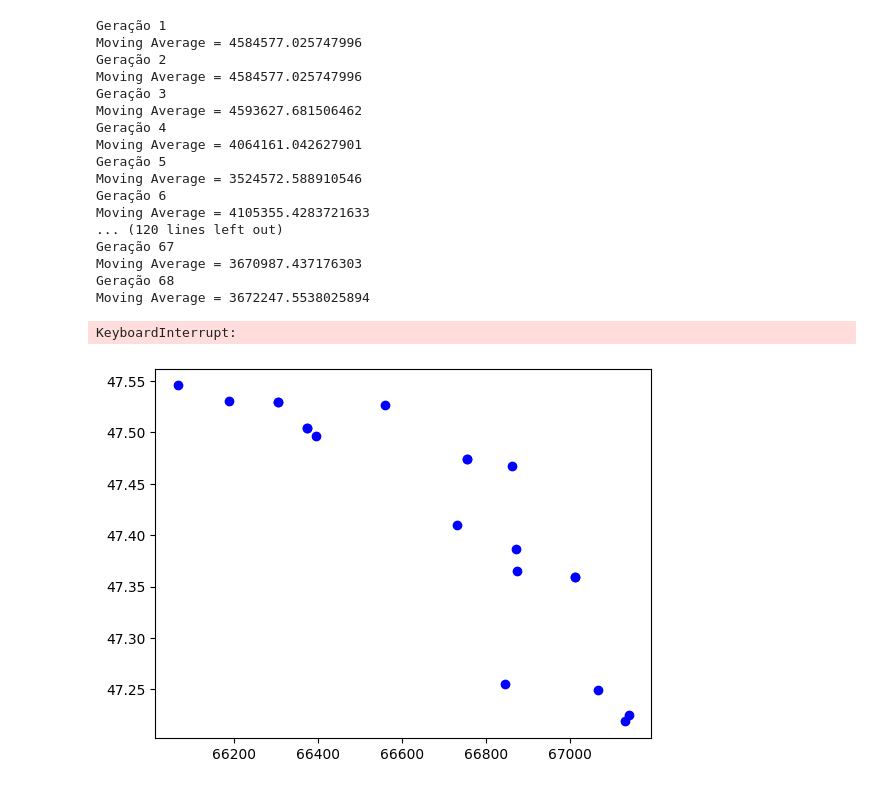
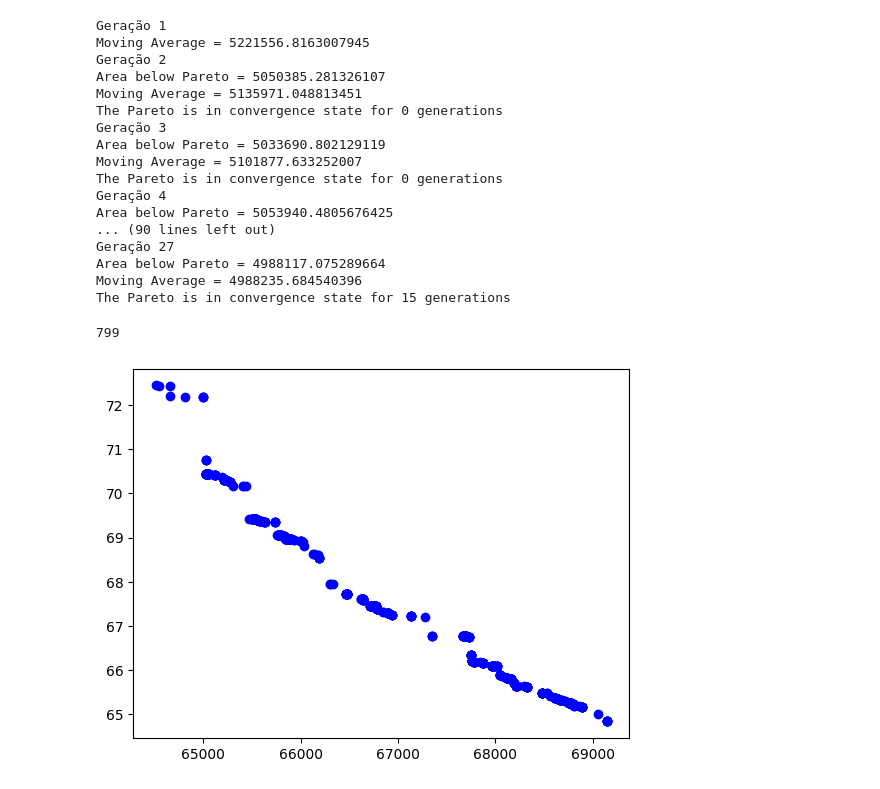
Before and after one commit to PedroLuta/TG, a Jupyter notebook: Codigos/main.ipynb, the cells around one changed output. Drawn from its saved outputs; the diff is of its cells as text; code cells hidden in the pictures.

Commit message:
Rotational Noise validado e rodadas iniciais iniciadas

```diff
--- a/Codigos/main.ipynb
+++ b/Codigos/main.ipynb
@@ -14,13 +15,17 @@ SpinnerCutoff = 0.2
 NumberOfBlades = 2
 ObjectiveThrust_N = 4000
 AxialVelocity_m_s = 0
-ClPolar = "ClarkYAutoClPolar4.dat"
-CdPolar = "ClarkYAutoCdPolar4.dat"
+ForwardVelocity_m_s = 0
+ClPolars = pd.read_table("ClarkYAutoClPolar4.dat")
+CdPolars = pd.read_table("ClarkYAutoCdPolar4.dat")
 NumberOfStations = 11
 Convergence = 0.001 #Newton
 
 DistanceToObserver_m = 150
 AngleToObserver_deg = 30    #Angle from Negative thrust to observer
+
+SoundSpeed_m_s = 343
+AirDensity_Kg_m3 = 1.225
 # %%
 def Evaluation(Chromossome):
 
@@ -46,12 +51,12 @@ def Evaluation(Chromossome):
     TwistDistribution_deg = prop_design.simple_pitch(RadialStations_m, Pitch_m)
     TwistDistributionCollective_deg = [twist + Colective_deg for twist in TwistDistribution_deg]
 
-    UpperOmega_rad_s = 250
+    UpperOmega_rad_s = 1000
     LowerOmega_rad_s = 10
 
-    dT_vector, dQ_vector, r_vector, Re_vector, WA_vector, Cl_vector, Cd_vector = prop_simulate.qprop_PrePolars(AxialVelocity_m_s, UpperOmega_rad_s, NumberOfBlades, Diameter_m/2, RadialStations_m, TwistDistributionCollective_deg, ChordDistribution_m, CLPolar = ClPolar, CDPolar = CdPolar)
+    dT_vector, dQ_vector, r_vector, Re_vector, WA_vector, Cl_vector, Cd_vector = prop_simulate.qprop_PrePolarsPreDataframe(AxialVelocity_m_s, UpperOmega_rad_s, NumberOfBlades, Diameter_m/2, RadialStations_m, TwistDistributionCollective_deg, ChordDistribution_m, CLPolars = ClPolars, CDPolars = CdPolars)
     UpperResidue = ObjectiveThrust_N - np.trapz(dT_vector, r_vector)
-    dT_vector, dQ_vector, r_vector, Re_vector, WA_vector, Cl_vector, Cd_vector = prop_simulate.qprop_PrePolars(AxialVelocity_m_s, LowerOmega_rad_s, NumberOfBlades, Diameter_m/2, RadialStations_m, TwistDistributionCollective_deg, ChordDistribution_m, CLPolar = ClPolar, CDPolar = CdPolar)
+    dT_vector, dQ_vector, r_vector, Re_vector, WA_vector, Cl_vector, Cd_vector = prop_simulate.qprop_PrePolarsPreDataframe(AxialVelocity_m_s, LowerOmega_rad_s, NumberOfBlades, Diameter_m/2, RadialStations_m, TwistDistributionCollective_deg, ChordDistribution_m, CLPolars = ClPolars, CDPolars = CdPolars)
     LowerResidue = ObjectiveThrust_N - np.trapz(dT_vector, r_vector)
 
     # CurrentOmega_rad_s = 200
@@ -59,7 +64,7 @@ def Evaluation(Chromossome):
     for _ in range(500):
 
         MidOmega_rad_s = (UpperOmega_rad_s + LowerOmega_rad_s)/2
-        dT_vector, dQ_vector, r_vector, Re_vector, WA_vector, Cl_vector, Cd_vector = prop_simulate.qprop_PrePolars(AxialVelocity_m_s, MidOmega_rad_s, NumberOfBlades, Diameter_m/2, RadialStations_m, TwistDistributionCollective_deg, ChordDistribution_m, CLPolar = ClPolar, CDPolar = CdPolar)
+        dT_vector, dQ_vector, r_vector, Re_vector, WA_vector, Cl_vector, Cd_vector = prop_simulate.qprop_PrePolarsPreDataframe(AxialVelocity_m_s, MidOmega_rad_s, NumberOfBlades, Diameter_m/2, RadialStations_m, TwistDistributionCollective_deg, ChordDistribution_m, CLPolars = ClPolars, CDPolars = CdPolars)
         MidResidue = ObjectiveThrust_N - np.trapz(dT_vector, r_vector)
 
         if abs(MidResidue) < Convergence:
@@ -78,17 +83,22 @@ def Evaluation(Chromossome):
             break
 
     if not Converged:
-        return [0.0001, 1]
+        return [10**10, 200]
 
     SoundBand = noise_calc.OneThirdSpectrum()
     BladeArea_m2 = np.trapz(ChordDistribution_m, RadialStations_m)
     AverageBladeCl = sum(Cl_vector)/len(Cl_vector)
     TotalThrust_N = np.trapz(dT_vector, r_vector)
     TotalTorque_Nm = np.trapz(dQ_vector, r_vector)
+    ThrustCoefficient = TotalThrust_N/(AirDensity_Kg_m3*((MidOmega_rad_s/(2*np.pi))**2)*(Diameter_m**4))
     TipSpeed_m_s = MidOmega_rad_s*Diameter_m/2
 
-    Bands_Hz, SPL_dB = noise_calc.BroadbandNoise(BladeArea_m2, AverageBladeCl, TotalThrust_N, TipSpeed_m_s, DistanceToObserver_m, AngleToObserver_deg)
-    SoundBand.SumToSpectrum(Bands_Hz, SPL_dB)
+    Bands1_Hz, SPL1_dB = noise_calc.BroadbandNoise(BladeArea_m2, AverageBladeCl, TotalThrust_N, TipSpeed_m_s, DistanceToObserver_m, AngleToObserver_deg)
+    Bands2_Hz, SPL2_dB = noise_calc.RotationalNoiseSteadyUnsteadyLoading(NumberOfBlades, ForwardVelocity_m_s/SoundSpeed_m_s, (MidOmega_rad_s*Diameter_m/2)/SoundSpeed_m_s, MidOmega_rad_s/(2*np.pi), DistanceToObserver_m, Diameter_m/2, noise_calc.CalculateRotorEffectiveRadius(ThrustCoefficient, Diameter_m/2), TotalThrust_N, 90 - AngleToObserver_deg, 0)
+    # print(Bands2_Hz)
+    # print(SPL2_dB)
+    SoundBand.SumToSpectrum(Bands1_Hz, SPL1_dB)
+    SoundBand.SumToSpectrum(Bands2_Hz, SPL2_dB)
 
     return [TotalTorque_Nm*MidOmega_rad_s, SoundBand.AWeightedOASPL()]
 
@@ -115,45 +125,47 @@ def Validation(Chromossome):
         return False
     return True
 # %%
-OptimizationObject = optimization_NSGA2.NSGA2_v2(n_ind = 30, mut_rate = 0.35, t_size = 2, DecimalPoints = 4, convergence = 30, ma_len = 1, ma_tol = 0.001)
+OptimizationObject = optimization_NSGA2.NSGA2_v2(n_ind = 1000, mut_rate = 0.3, t_size = 5, DecimalPoints = 4, convergence = 15, ma_len = 5, ma_tol = 0.001)
 OptimizationObject.set_functions(Evaluation, Validation)
 OptimizationObject.set_population_limits({"Croot": [0.02, 0.3], "Cmax": [0.02, 0.4], "Smax": [0.0001, 0.9999], "Ctip": [0.02, 0.4], "Pitch": [0.1*Diameter_m, 2*Diameter_m], "Collective": [0, 30]})
 OptimizationObject.run()
 # %% [output]
 Geração 1
-Moving Average = 4584577.025747996
+Moving Average = 5221556.8163007945
 Geração 2
-Moving Average = 4584577.025747996
+Area below Pareto = 5050385.281326107
+Moving Average = 5135971.048813451
+The Pareto is in convergence state for 0 generations
 Geração 3
-Moving Average = 4593627.681506462
+Area below Pareto = 5033690.802129119
+Moving Average = 5101877.633252007
+The Pareto is in convergence state for 0 generations
 Geração 4
-Moving Average = 4064161.042627901
-Geração 5
-Moving Average = 3524572.588910546
-Geração 6
-Moving Average = 4105355.4283721633
-... (120 lines left out)
-Geração 67
-Moving Average = 3670987.437176303
-Geração 68
-Moving Average = 3672247.5538025894
+Area below Pareto = 5053940.4805676425
+... (90 lines left out)
+Geração 27
+Area below Pareto = 4988117.075289664
+Moving Average = 4988235.684540396
+The Pareto is in convergence state for 15 generations
-KeyboardInterrupt:
 # %%
 MinOASPL = math.inf
 MinPower = math.inf
+i = 0
 for individual in optimization_NSGA2.return_pareto_front(OptimizationObject.current_pop):
-    funcs = Evaluation(individual.get_chrom())
+    funcs = individual.get_ObjVal()
     if funcs[0] < MinPower:
         MinPower = funcs[0]
         MinPowerIndividual = individual
     if funcs[1] < MinOASPL:
         MinOASPL = funcs[1]
         MinOASPLIndividual = individual
     plt.plot(funcs[0], funcs[1], 'bo')
-plt.legend()
+    i += 1
+print(i)
 plt.show()
 # %% [output]
+799
-[figure, old version]
+[figure, new version]
 # %%
 S = np.linspace(0, 1, NumberOfStations, endpoint = True)
 
```
Also changed, not shown: parts of 3 cells of this notebook, 2 other files.
